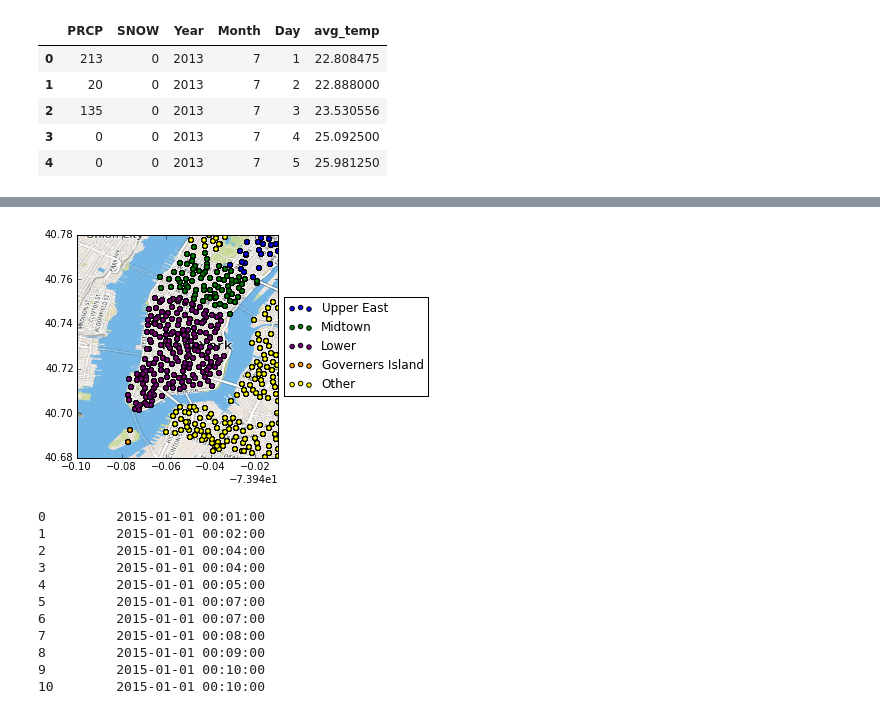
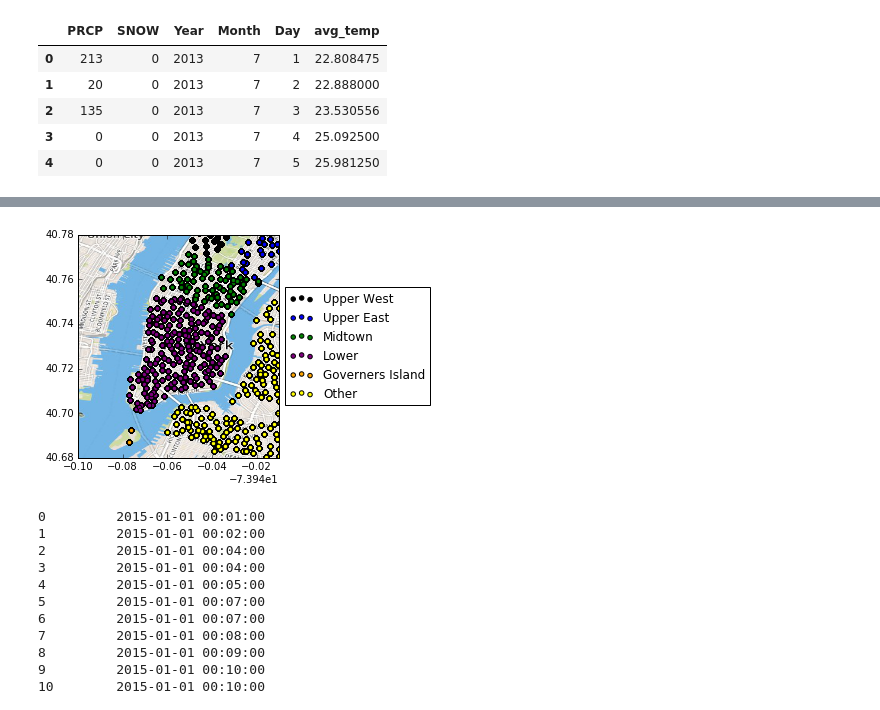
Before and after one commit to RichInCode/CitiBikeApp, a Jupyter notebook: merge_w_weather_data_2.ipynb, the cells around one changed output, grey strips where cells are left out. Cells and saved outputs as stored; diff of their text form; code cells hidden in the pictures.

Commit message:
update to capstone page
update model, clean up plots, add extra pages

```diff
--- a/merge_w_weather_data_2.ipynb
+++ b/merge_w_weather_data_2.ipynb
@@ -261,15 +262,14 @@ ymax = 40.78
 
 import numpy as np
 x = np.linspace(xmin,xmax)
-y_top = topline_lower.m*x + topline_lower.b
-y_bot = botline_lower.m*x + botline_lower.b
-y_wes = wesline_lower.m*x + wesline_lower.b
-y_eas = easline_lower.m*x + easline_lower.b
+y_top = topline_westside.m*x + topline_westside.b
+y_bot = botline_westside.m*x + botline_westside.b
+y_wes = wesline_westside.m*x + wesline_westside.b
+y_eas = easline_westside.m*x + easline_westside.b
 #print x
 #print y
 
 fig, ax = plt.subplots()
-
 #ax.plot(x,y_top,color='r')
 #ax.plot(x,y_bot,color='b')
 #ax.plot(x,y_wes,color='g')
@@ -289,34 +289,34 @@ except TypeError:
 try:
     df[df['neighborhood']==2].plot(x='start station longitude', y='start station latitude',kind='scatter',color='green',label='Midtown',ax=ax)
 except TypeError:
     pass
 #lower
 try:
     df[df['neighborhood']==3].plot(x='start station longitude', y='start station latitude',kind='scatter',color='purple',label='Lower',ax=ax)
 except TypeError:
     pass
 #governers island
 try:
     df[df['neighborhood']==4].plot(x='start station longitude', y='start station latitude',kind='scatter',color='orange',label='Governers Island',ax=ax)
 except TypeError:
     pass
 #other
 df[df['neighborhood']==5].plot(x='start station longitude', y='start station latitude',kind='scatter',color='yellow',label='Other',ax=ax)
 
 box = ax.get_position()
 ax.set_position([box.x0, box.y0, box.width*0.8, box.height])
 ax.legend(loc='center left', bbox_to_anchor=(1,0.5))
 #plt.legend()
 
 
 from scipy.misc import imread
 img = imread("./265x382.jpg")
 plt.imshow(img, zorder=0, extent=[xmin,xmax,ymin,ymax])
 plt.ylabel('')
 plt.xlabel('')
 fig.savefig('static/neighborhoods.jpg')
 # %% [output]
-[figure, old version]
+[figure, new version]
 # %%
 #df['starttime'] = pandas.to_datetime(df['starttime'],format='%Y-%m-%d %H:%M:%S')
 #df['Datemod'] = df['starttime'].apply(lambda x: str(x.year)+str(x.month)+str(x.day))
```
Also changed, not shown: parts of 15 cells of this notebook, 57 other files.
